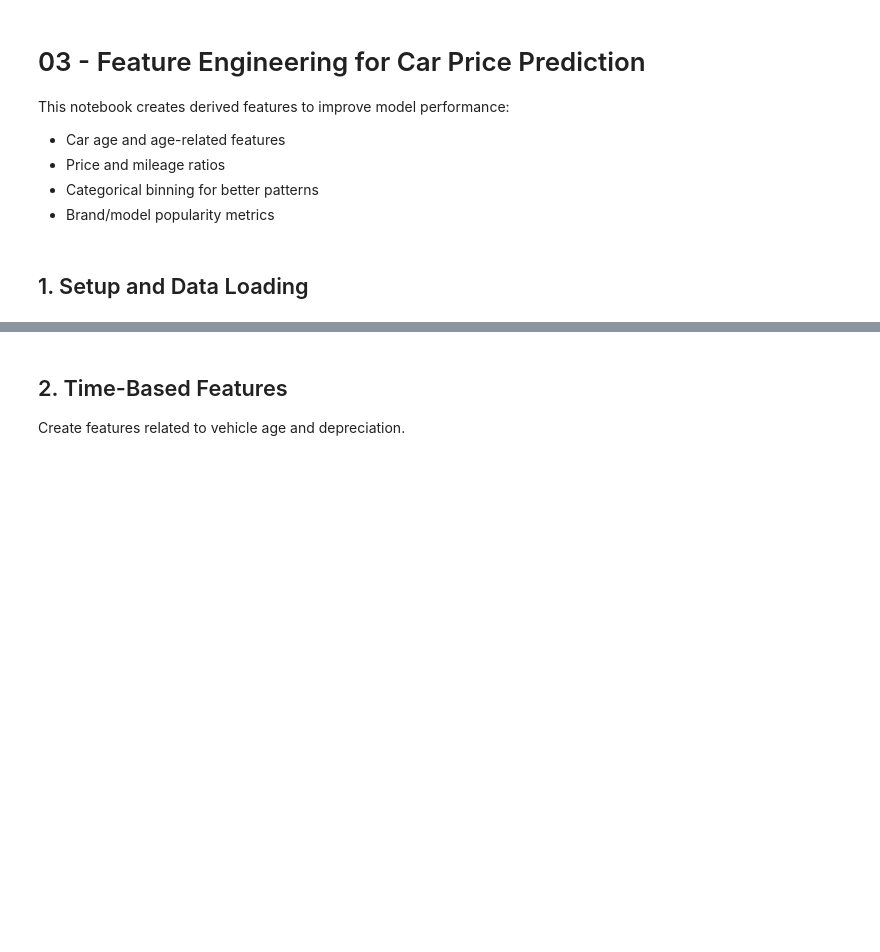
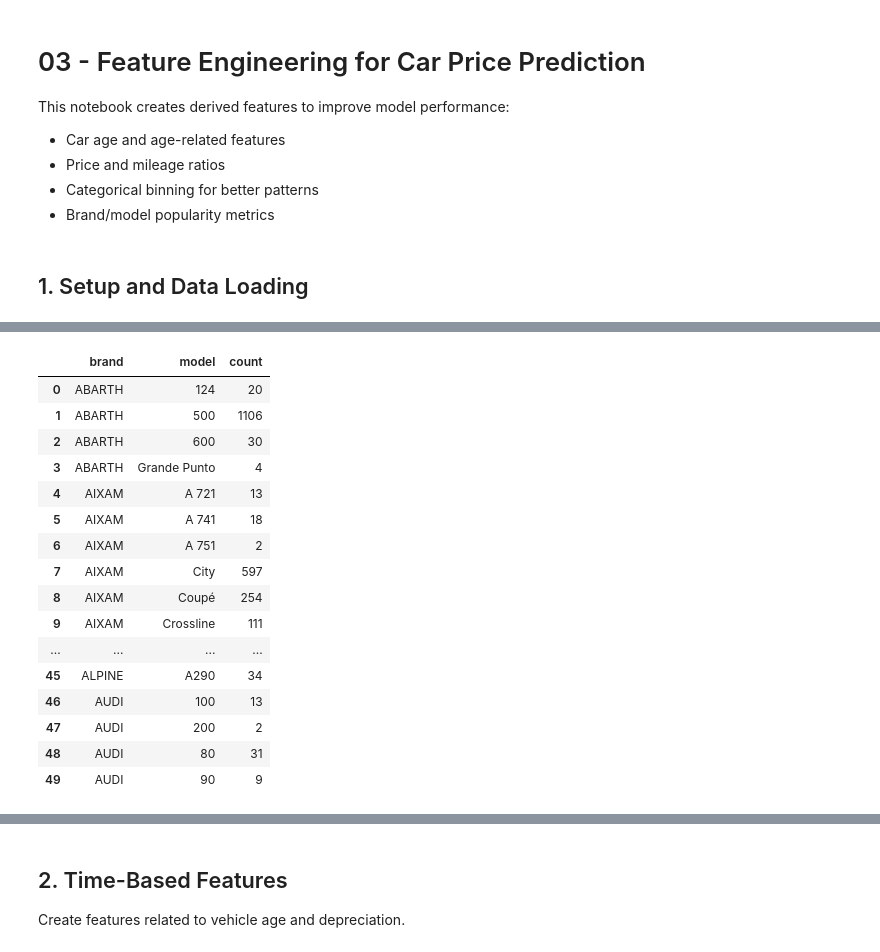
Before and after one commit to brunothefirst/car_price_prediction, a Jupyter notebook: notebooks/03_feature_engineering.ipynb, the cells around one changed output, grey strips where cells are left out. Drawn from its saved outputs; the diff is of its cells as text; code cells hidden in the pictures; blank space fills up the shorter version.

```diff
--- a/notebooks/03_feature_engineering.ipynb
+++ b/notebooks/03_feature_engineering.ipynb
@@ -39,0 +42,4 @@ print("✅ Libraries loaded successfully")
+# %%
+data_dir = Path(os.path.join(DATA_PATH, "le_boncoin_13_oct_2025"))
+data = data_processing.load_car_data(data_dir)
+data.head(2)
@@ -39,0 +53,4 @@ print("✅ Libraries loaded successfully")
+# %%
+# clean apply initial preprocessing
+
+data = data_processing.clean_car_data(data)
@@ -39,0 +79,54 @@ print("✅ Libraries loaded successfully")
+# %%
+# Extract all combinations of brands and models that are not 'other'
+print("🔍 EXTRACTING BRAND-MODEL COMBINATIONS FOR VALIDATION")
+print("=" * 70)
+
+# Filter out 'other' brands and get unique combinations
+brand_model_combinations = (
+    data
+    .filter(~pl.col('brand').str.contains('other'))
+    .select(['brand', 'model'])
+    .unique()
+    .sort(['brand', 'model'])
+)
+
+print(f"\n📊 Total unique brand-model combinations: {brand_model_combinations.height:,}")
+
+# Group by brand to see models per brand
+combinations_by_brand = brand_model_combinations.group_by('brand').agg(
+    pl.col('model').count().alias('model_count'),
+    pl.col('model').alias('models')
+).sort('model_count', descending=True)
+
+print(f"\n🏷️ BRANDS AND THEIR MODELS:")
+print("=" * 70)
+
+for row in combinations_by_brand.iter_rows():
+    brand, model_count, models = row
+    print(f"\n{brand.upper()}: {model_count} models")
+    print("-" * 50)
+    for model in sorted(models):
+        # Count listings for this combination
+        count = data.filter(
+            (pl.col('brand') == brand) & (pl.col('model') == model)
+        ).height
+        print(f"  • {model}: {count:,} listings")
+
+# Export to CSV for external review
+export_path = PROCESSED_DATA_PATH / "brand_model_combinations.csv"
+brand_model_combinations.to_pandas().to_csv(export_path, index=False)
+print(f"\n💾 Exported to: {export_path}")
+
+# Also show as table for quick inspection
+print(f"\n📋 ALL COMBINATIONS (TABLE VIEW):")
+print("=" * 70)
+combinations_with_count = (
+    data
+    .filter(~pl.col('brand').str.contains('other'))
+    .group_by(['brand', 'model'])
+    .agg(pl.len().alias('count'))
+    .sort(['brand', 'model'])
+)
+
+combinations_with_count.to_pandas().head(50)
+# %% [output]
@@ -39,0 +150,17 @@ print("✅ Libraries loaded successfully")
+|  | brand | model | count |
+| 0 | ABARTH | 124 | 20 |
+| 1 | ABARTH | 500 | 1106 |
+| 2 | ABARTH | 600 | 30 |
+| 3 | ABARTH | Grande Punto | 4 |
+| 4 | AIXAM | A 721 | 13 |
+| 5 | AIXAM | A 741 | 18 |
+| 6 | AIXAM | A 751 | 2 |
+| 7 | AIXAM | City | 597 |
+| 8 | AIXAM | Coupé | 254 |
+| 9 | AIXAM | Crossline | 111 |
+| ... | ... | ... | ... |
+| 45 | ALPINE | A290 | 34 |
+| 46 | AUDI | 100 | 13 |
+| 47 | AUDI | 200 | 2 |
+| 48 | AUDI | 80 | 31 |
+| 49 | AUDI | 90 | 9 |
```
Also changed, not shown: parts of 9 cells of this notebook, 3 other files.
